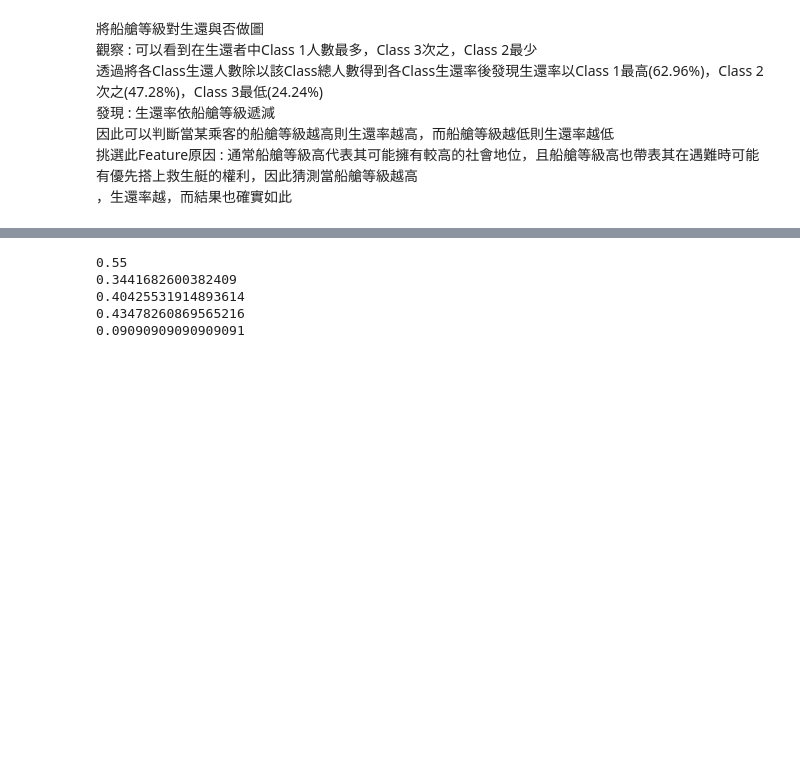
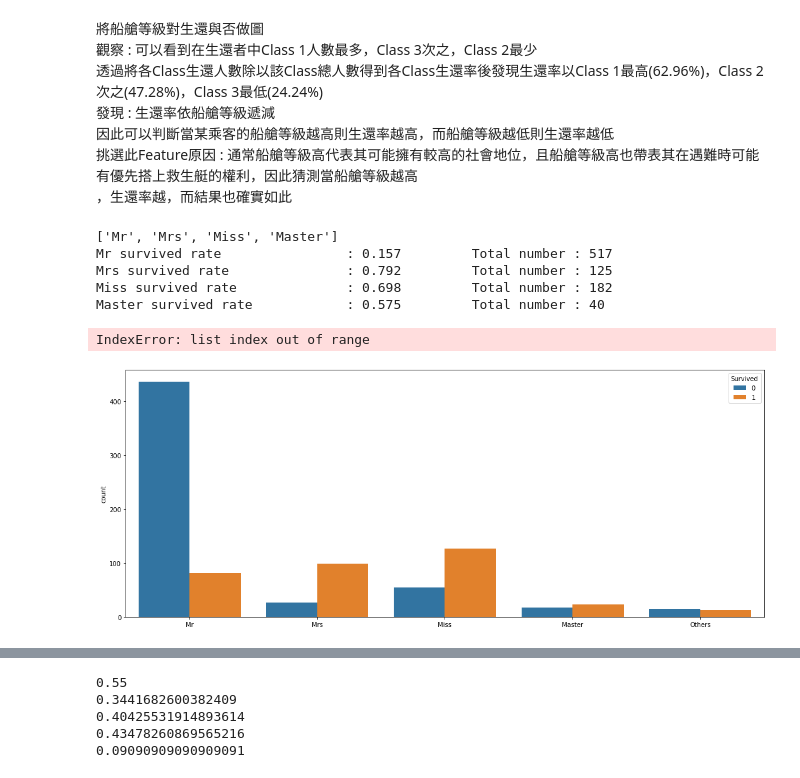
Before and after one commit to a43414786/FDA, a Jupyter notebook: FDA_HW2_F84086171/main.ipynb, the cells around one changed output, grey strips where cells are left out. Cells and saved outputs as stored; diff of their text form; code cells hidden in the pictures; blank space fills up the shorter version.

```diff
--- a/FDA_HW2_F84086171/main.ipynb
+++ b/FDA_HW2_F84086171/main.ipynb
@@ -200,3 +200,62 @@ Class 3 生還率 : 24.24%
 因此可以判斷當某乘客的船艙等級越高則生還率越高，而船艙等級越低則生還率越低<br>
 挑選此Feature原因 : 通常船艙等級高代表其可能擁有較高的社會地位，且船艙等級高也帶表其在遇難時可能有優先搭上救生艇的權利，因此猜測當船艙等級越高<br>
 ，生還率越，而結果也確實如此
+# %%
+from sklearn.preprocessing import LabelEncoder
+
+name = df.Name
+name_prefix = []
+name_prefix_catagory = []
+for i in name:
+    a = str.find(i,', ')
+    b = str.find(i,'. ')
+    name_prefix.append(i[a+2:b])
+    if i[a+2:b] not in name_prefix_catagory:
+        name_prefix_catagory.append(i[a+2:b])
+
+# print(name_prefix_catagory)
+catagory_survived = np.zeros((len(name_prefix_catagory),2),np.int32)
+
+for i in range(len(name_prefix)):
+    idx = name_prefix_catagory.index(name_prefix[i])
+    catagory_survived[idx][survived[i]] += 1
+
+for i in range(len(name_prefix)):
+    idx = name_prefix_catagory.index(name_prefix[i])
+    total = catagory_survived[idx][0] + catagory_survived[idx][1]
+    if total < 10:
+        name_prefix[i] = 'Others'
+
+for i in range(len(name_prefix_catagory)):
+    total = catagory_survived[i][0] + catagory_survived[i][1]
+    if total < 10:
+        name_prefix_catagory[i] = 'Others'
+
+while 'Others' in name_prefix_catagory:
+    name_prefix_catagory.remove('Others')
+
+print(name_prefix_catagory)
+
+fig = plt.figure(figsize=(15,6))
+sns.countplot(name_prefix,hue=survived)
+plt.tight_layout()
+
+new_catagory_survived = []
+
+for i in range(len(catagory_survived)):
+    catagory = name_prefix_catagory[i]
+    survival = catagory_survived[i][1]
+    total = catagory_survived[i][0] + catagory_survived[i][1]
+    if name_prefix_catagory[i] == 'the Countess':
+        print('{} survived rate\t: {:.3f}\t\tTotal number : {}'.format(catagory,survival/total,total))
+    else:
+        print('{} survived rate\t\t: {:.3f}\t\tTotal number : {}'.format(catagory,survival/total,total))
+    # print(catagory_survived)
+# %% [output]
+['Mr', 'Mrs', 'Miss', 'Master']
+Mr survived rate                : 0.157         Total number : 517
+Mrs survived rate               : 0.792         Total number : 125
+Miss survived rate              : 0.698         Total number : 182
+Master survived rate            : 0.575         Total number : 40
+IndexError: list index out of range
+[figure, added]
```
Also changed, not shown: parts of 10 cells of this notebook.
